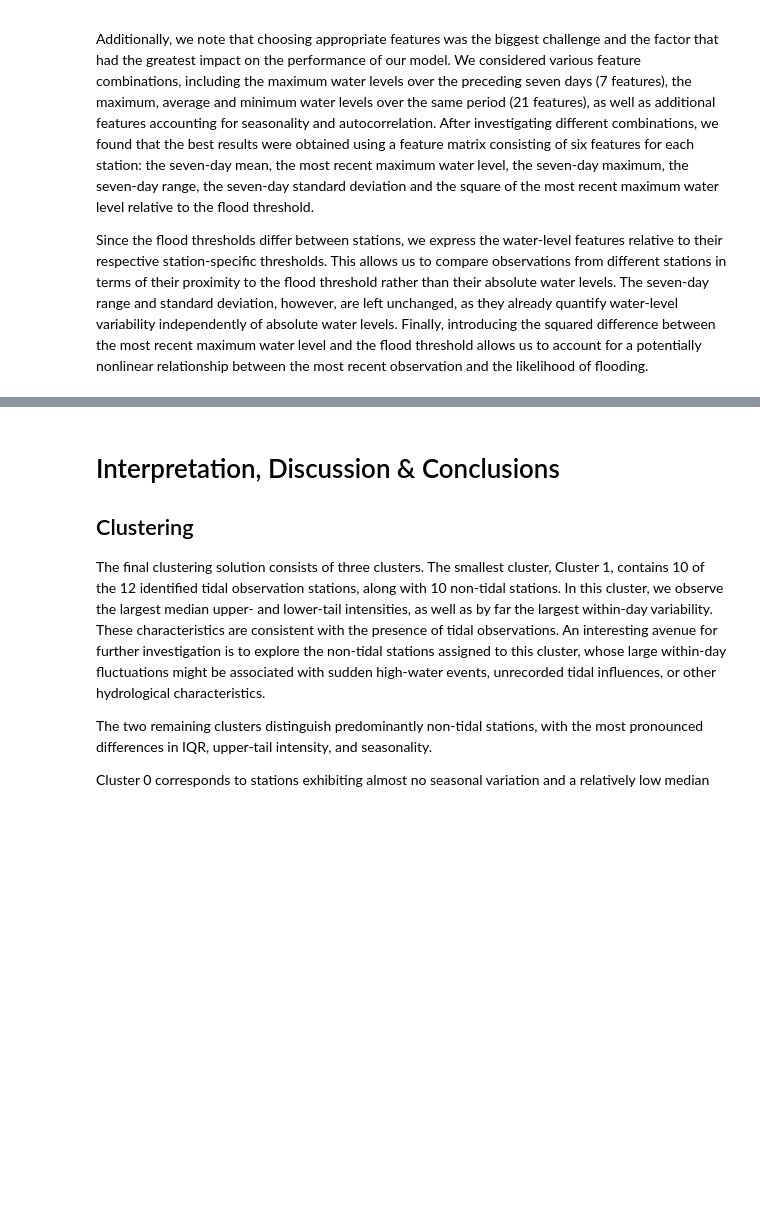
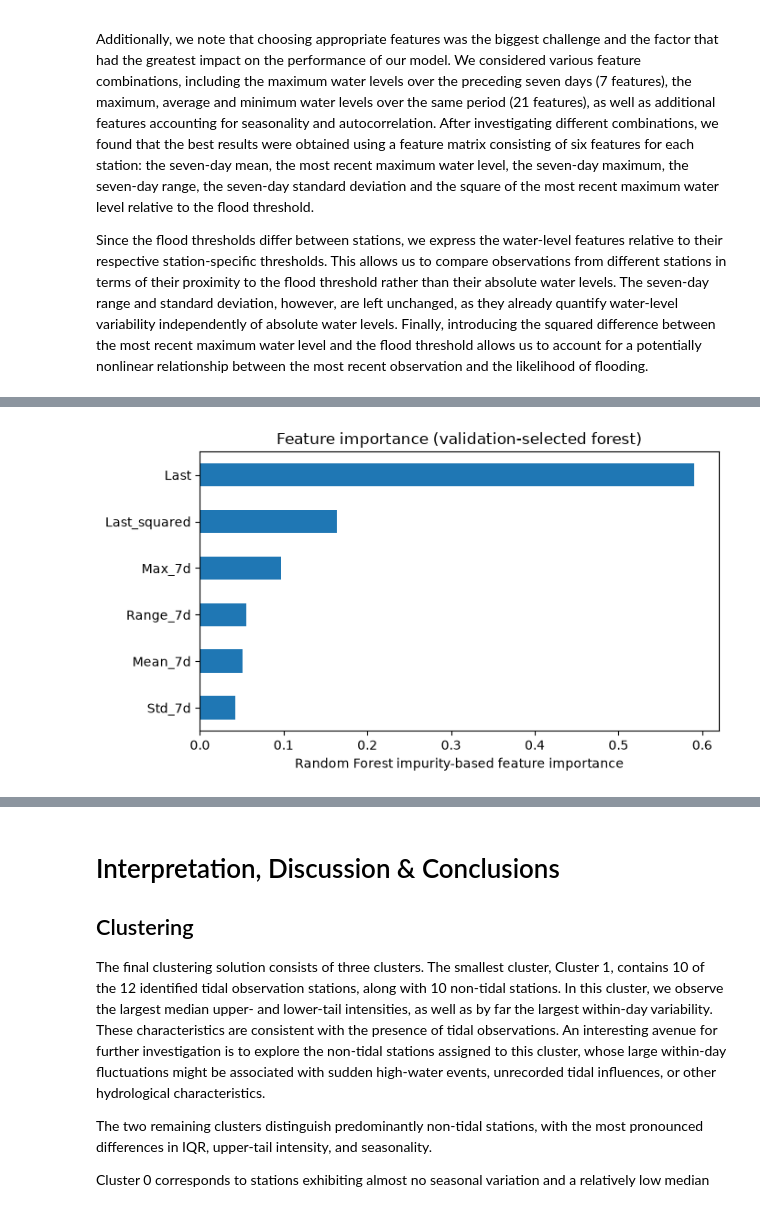
Before and after one commit to EmmaSC05/MLP-Group-Project, a Jupyter notebook: Project_copy_Maciek_ver-EMMA.ipynb, the cells around one changed output, grey strips where cells are left out. Cells and saved outputs as stored; diff of their text form; code cells hidden in the pictures; blank space fills up the shorter version.

```diff
--- a/Project_copy_Maciek_ver-EMMA.ipynb
+++ b/Project_copy_Maciek_ver-EMMA.ipynb
@@ -328,8 +329,8 @@ flood = maximum[thresholds.index] > thresholds
 valid_flood = flood.where(valid_8[thresholds.index])
 
 # Split using row positions
-y_train = valid_flood.iloc[:split].stack().astype(int)
-y_test = valid_flood.iloc[split:].stack().astype(int)
+y_train = valid_flood.iloc[:split].stack().dropna().astype(int) # WOULD NOT RUN WITHOUT THE DROP NA
+y_test = valid_flood.iloc[split:].stack().dropna().astype(int)
 
 print("Training samples:", len(y_train))
 print("Test samples:", len(y_test))
@@ -460,0 +608,29 @@ Our final chosen model was the logistic regression. We chose it following Oclam'
+# %%
+# Small Random Forest comparison (50 estimators per candidate)
+rf_models = {}
+rf_records = []
+
+for depth in [8, 12]:
+    for leaf in [200, 500]:
+        model = RandomForestClassifier(
+            n_estimators=50, max_depth=depth,
+            min_samples_leaf=leaf, max_features='sqrt',
+            class_weight=None, random_state=42, n_jobs=-1
+        )
+        model.fit(X_fit, y_fit)
+        prob = model.predict_proba(X_val)[:, 1]
+        rf_models[(depth, leaf)] = model
+        rf_records.append({
+            'Max depth': depth,
+            'Min samples leaf': leaf,
+            'Average precision': average_precision_score(y_val, prob)
+        })
+
+rf_tuning = pd.DataFrame(rf_records).sort_values('Average precision', ascending=False)
+display(rf_tuning.round(4))
+
+rf_initial = rf_models[(8, 200)]
+rf_initial_prob = rf_initial.predict_proba(X_val)[:, 1]
+best_rf = rf_tuning.iloc[0]
+rf_tuned = rf_models[(int(best_rf['Max depth']), int(best_rf['Min samples leaf']))]
+rf_prob = rf_tuned.predict_proba(X_val)[:, 1]
@@ -460,0 +723,13 @@ Our final chosen model was the logistic regression. We chose it following Oclam'
+# %%
+# Preliminary Random Forest feature importance (not causal importance)
+rf_importance = pd.Series(
+    rf_tuned.feature_importances_, index=X_fit.columns
+).sort_values()
+
+ax = rf_importance.plot.barh(figsize=(7, 4))
+ax.set_xlabel('Random Forest impurity-based feature importance')
+ax.set_title('Feature importance (validation-selected forest)')
+plt.tight_layout()
+plt.show()
+# %% [output]
+[figure, added]
```
Also changed, not shown: parts of 30 cells of this notebook.
